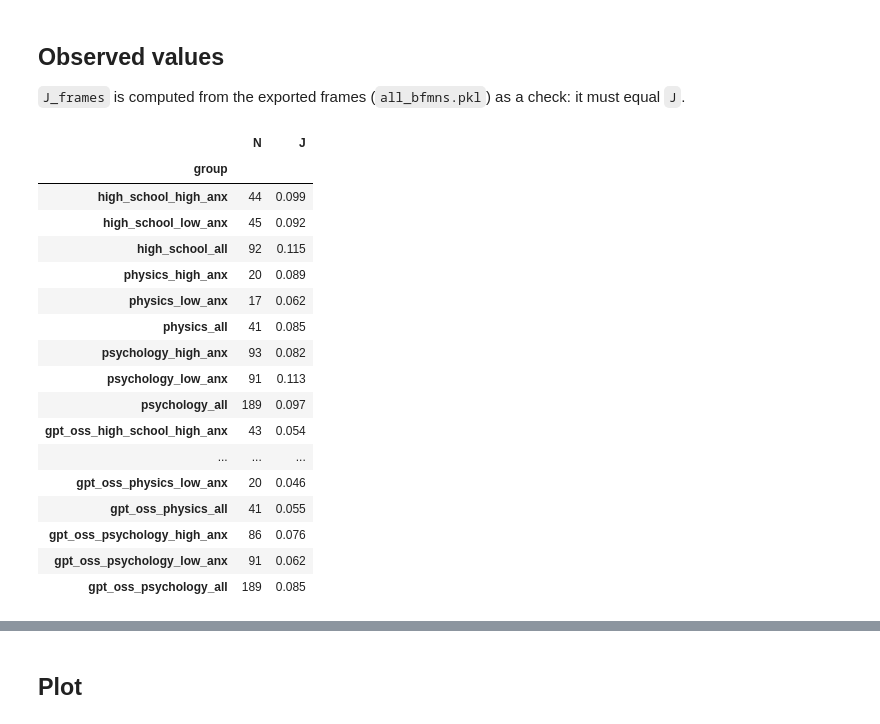
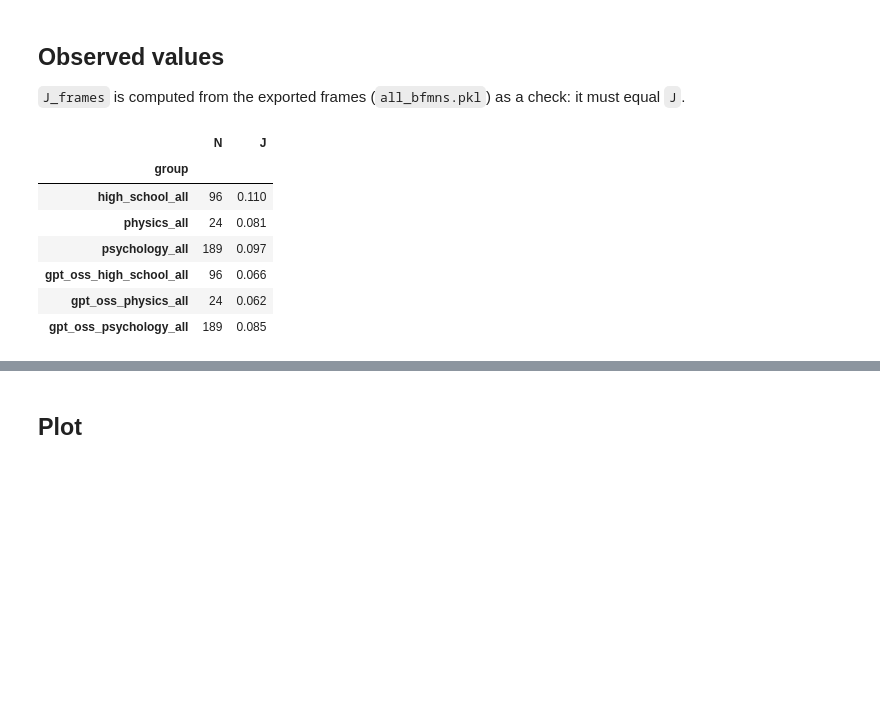
Before and after one commit to emmafranchino/cognoscolab, a Jupyter notebook: rassereno/notebooks/jaccard_similarity.ipynb, the cells around one changed output, grey strips where cells are left out. Cells and saved outputs as stored; diff of their text form; code cells hidden in the pictures; blank space fills up the shorter version.

```diff
--- a/rassereno/notebooks/jaccard_similarity.ipynb
+++ b/rassereno/notebooks/jaccard_similarity.ipynb
@@ -37,13 +42,8 @@ SPLIT_FOLDERS = {
     "gpt_oss_physics": "physics_gpt_oss",
     "gpt_oss_psychology": "psychology_gpt_oss",
 }
-# high- and low-anxiety groups, and the whole sample without the anxiety split
-GROUP_FILES = {"high_anx": "high_anx.csv", "low_anx": "low_anx.csv", "all": "all.csv"}
-GROUPS = {
-    f"{name}_{group}": f"{folder}/{file}"
-    for name, folder in SPLIT_FOLDERS.items()
-    for group, file in GROUP_FILES.items()
-}
+# whole samples only (no anxiety split)
+GROUPS = {f"{name}_all": f"{folder}/all.csv" for name, folder in SPLIT_FOLDERS.items()}
 
 with open(path_rassereno_analysis / "all_bfmns.pkl", "rb") as f:
     features = pickle.load(f)
@@ -64,7 +64,8 @@ def participant_neighbours(split_df, w1="esame", w2="ansia"):
         sets = []
         for w in (w1, w2):
             sets.append(
-                set(p.loc[p["cue_word"] == w, "word"]) | set(p.loc[p["word"] == w, "cue_word"])
+                set(p.loc[p["cue_word"] == w, "word"])
+                | set(p.loc[p["word"] == w, "cue_word"])
             )
         pairs.append(tuple(sets))
     return pairs
@@ -79,7 +80,9 @@ def pooled_jaccard(pairs, idx=None):
     return jaccard_similarity(n1, n2) if n1 | n2 else 0.0
 
 
-neighbours = {g: participant_neighbours(pd.read_csv(SPLITS / f)) for g, f in GROUPS.items()}
+neighbours = {
+    g: participant_neighbours(pd.read_csv(SPLITS / f)) for g, f in GROUPS.items()
+}
 # %% [markdown]
 ## Observed values
 
@@ -87,36 +90,25 @@ neighbours = {g: participant_neighbours(pd.read_csv(SPLITS / f)) for g, f in GRO
 # %%
 rows = []
 for g, pairs in neighbours.items():
     anxiety_words, _, exam_words = get_sets_of_associations(features[g])
     rows.append(
         {
             "group": g,
             "N": len(pairs),
             "J": pooled_jaccard(pairs),
             "J_frames": jaccard_similarity(exam_words, anxiety_words),
         }
     )
 jaccard = pd.DataFrame(rows).set_index("group")
 assert np.allclose(jaccard["J"], jaccard["J_frames"])
 jaccard = jaccard.drop(columns="J_frames")
-jaccard.round(3).to_csv(path_rassereno_analysis / "jaccard_exam_anxiety.csv")
 jaccard.round(3)
 # %% [output]
 |  | N | J |
 | group |  |  |
-| high_school_high_anx | 44 | 0.099 |
-| high_school_low_anx | 45 | 0.092 |
-| high_school_all | 92 | 0.115 |
-| physics_high_anx | 20 | 0.089 |
-| physics_low_anx | 17 | 0.062 |
-| physics_all | 41 | 0.085 |
-| psychology_high_anx | 93 | 0.082 |
-| psychology_low_anx | 91 | 0.113 |
+| high_school_all | 96 | 0.110 |
+| physics_all | 24 | 0.081 |
 | psychology_all | 189 | 0.097 |
-| gpt_oss_high_school_high_anx | 43 | 0.054 |
-| ... | ... | ... |
-| gpt_oss_physics_low_anx | 20 | 0.046 |
-| gpt_oss_physics_all | 41 | 0.055 |
-| gpt_oss_psychology_high_anx | 86 | 0.076 |
-| gpt_oss_psychology_low_anx | 91 | 0.062 |
+| gpt_oss_high_school_all | 96 | 0.066 |
+| gpt_oss_physics_all | 24 | 0.062 |
 | gpt_oss_psychology_all | 189 | 0.085 |
```
Also changed, not shown: parts of 7 cells of this notebook, 1 other file.
